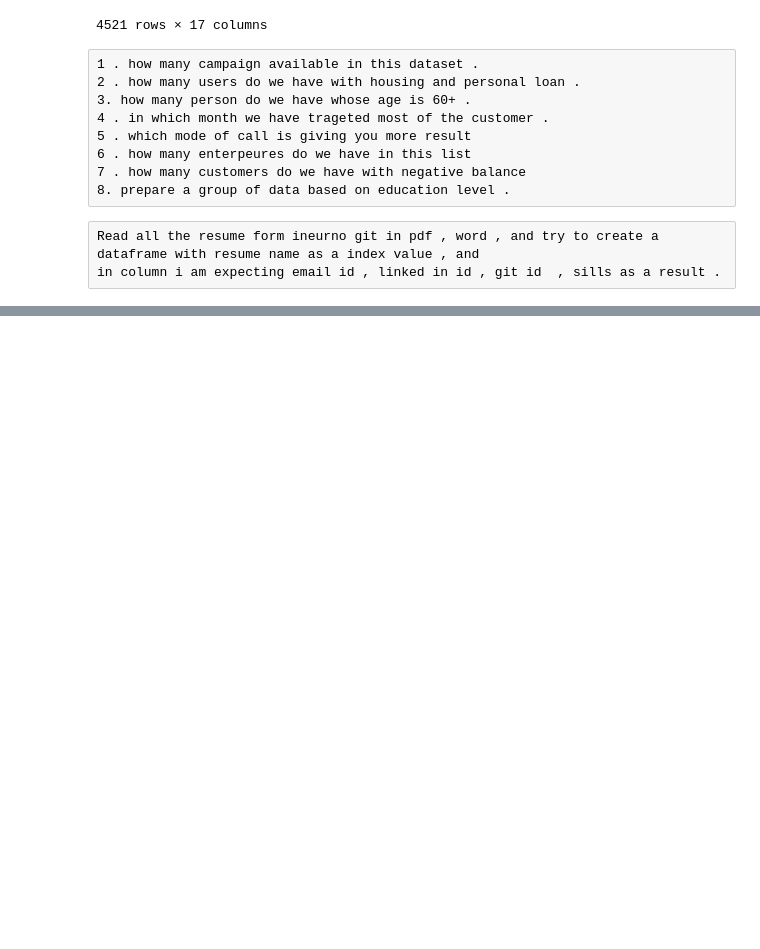
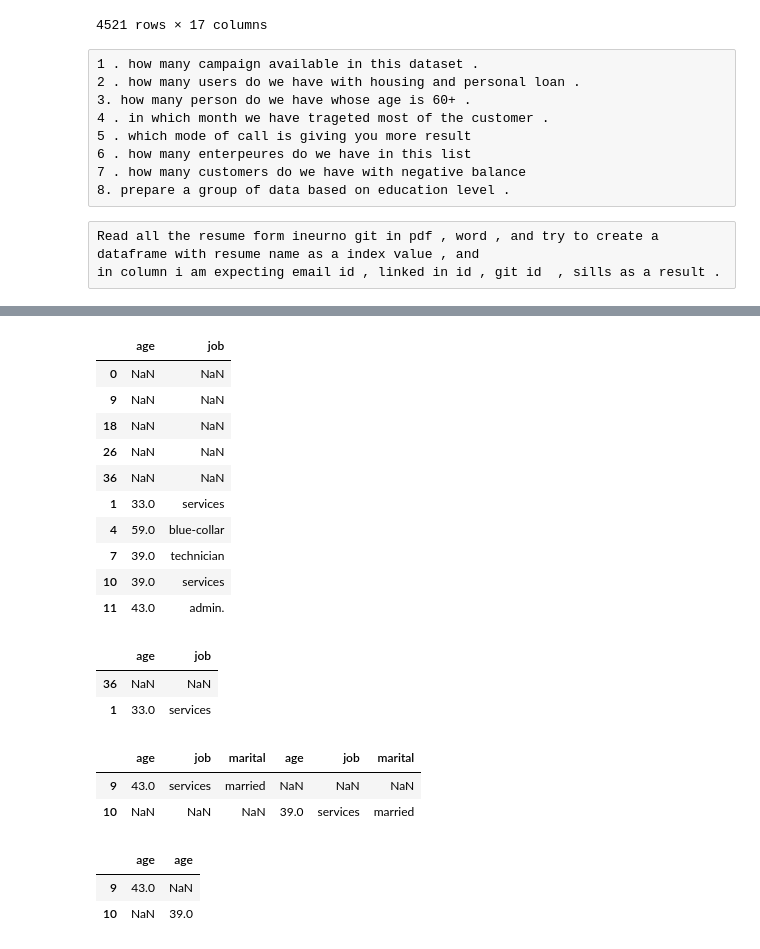
Before and after one commit to FazlullahBokhari/python-Labraries, a Jupyter notebook: Pandas.ipynb, the cells around one changed output, grey strips where cells are left out. Cells and saved outputs as stored; diff of their text form; code cells hidden in the pictures; blank space fills up the shorter version.

```diff
--- a/Pandas.ipynb
+++ b/Pandas.ipynb
@@ -1651,0 +1652,32 @@ Name: age, dtype: float64
+# %%
+df5.iloc[:,[3,4]]
+# %% [output]
+|  | age | job |
+| 0 | NaN | NaN |
+| 9 | NaN | NaN |
+| 18 | NaN | NaN |
+| 26 | NaN | NaN |
+| 36 | NaN | NaN |
+| 1 | 33.0 | services |
+| 4 | 59.0 | blue-collar |
+| 7 | 39.0 | technician |
+| 10 | 39.0 | services |
+| 11 | 43.0 | admin. |
+# %%
+df5.iloc[[4,5],[3,4]]
+# %% [output]
+|  | age | job |
+| 36 | NaN | NaN |
+| 1 | 33.0 | services |
+# %%
+df5.loc[[9,10]]
+# %% [output]
+|  | age | job | marital | age | job | marital |
+| 9 | 43.0 | services | married | NaN | NaN | NaN |
+| 10 | NaN | NaN | NaN | 39.0 | services | married |
+# %%
+df5.loc[[9,10],['age']]
+# %% [output]
+|  | age | age |
+| 9 | 43.0 | NaN |
+| 10 | NaN | 39.0 |
```
Also changed, not shown: parts of 76 cells of this notebook.
